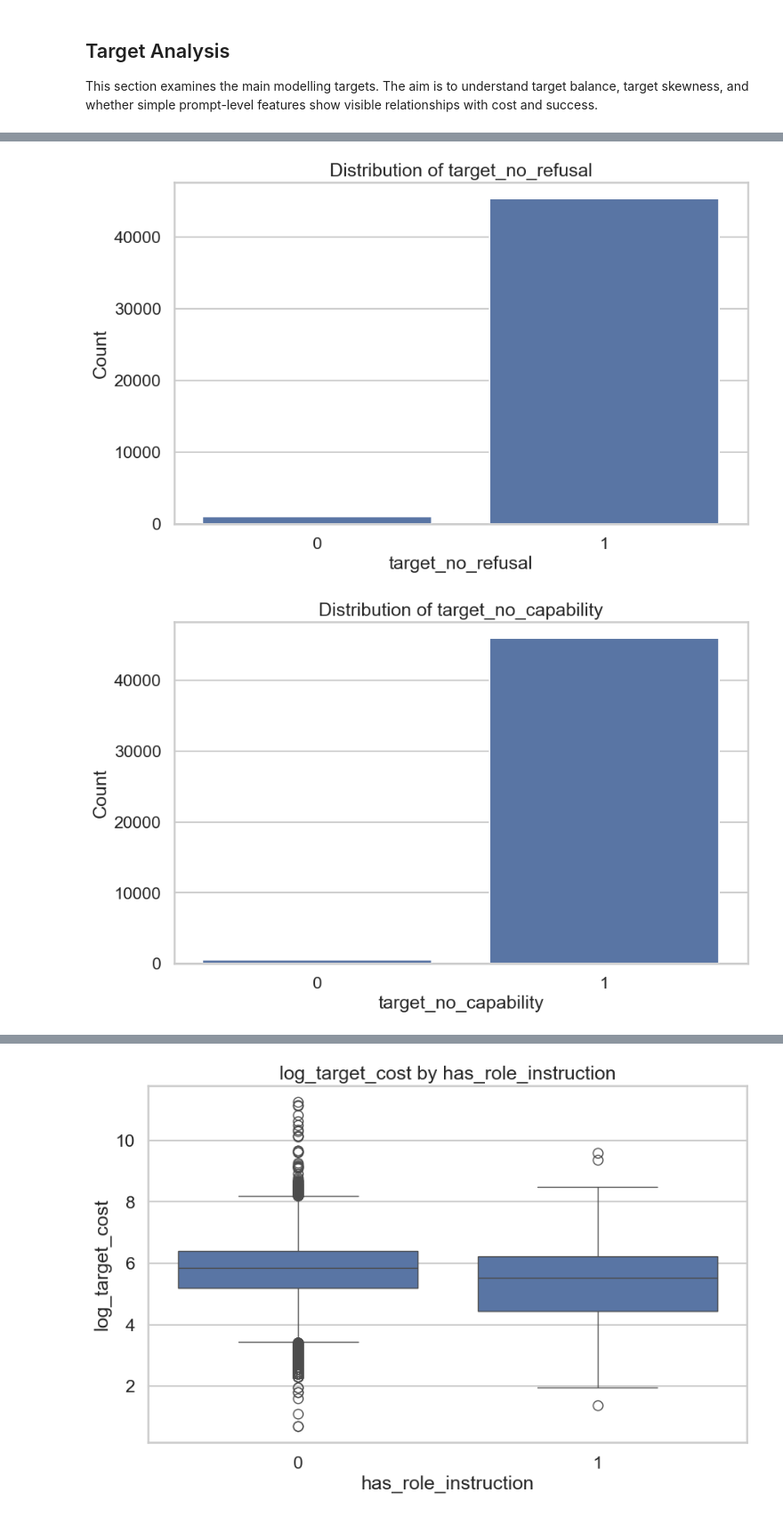
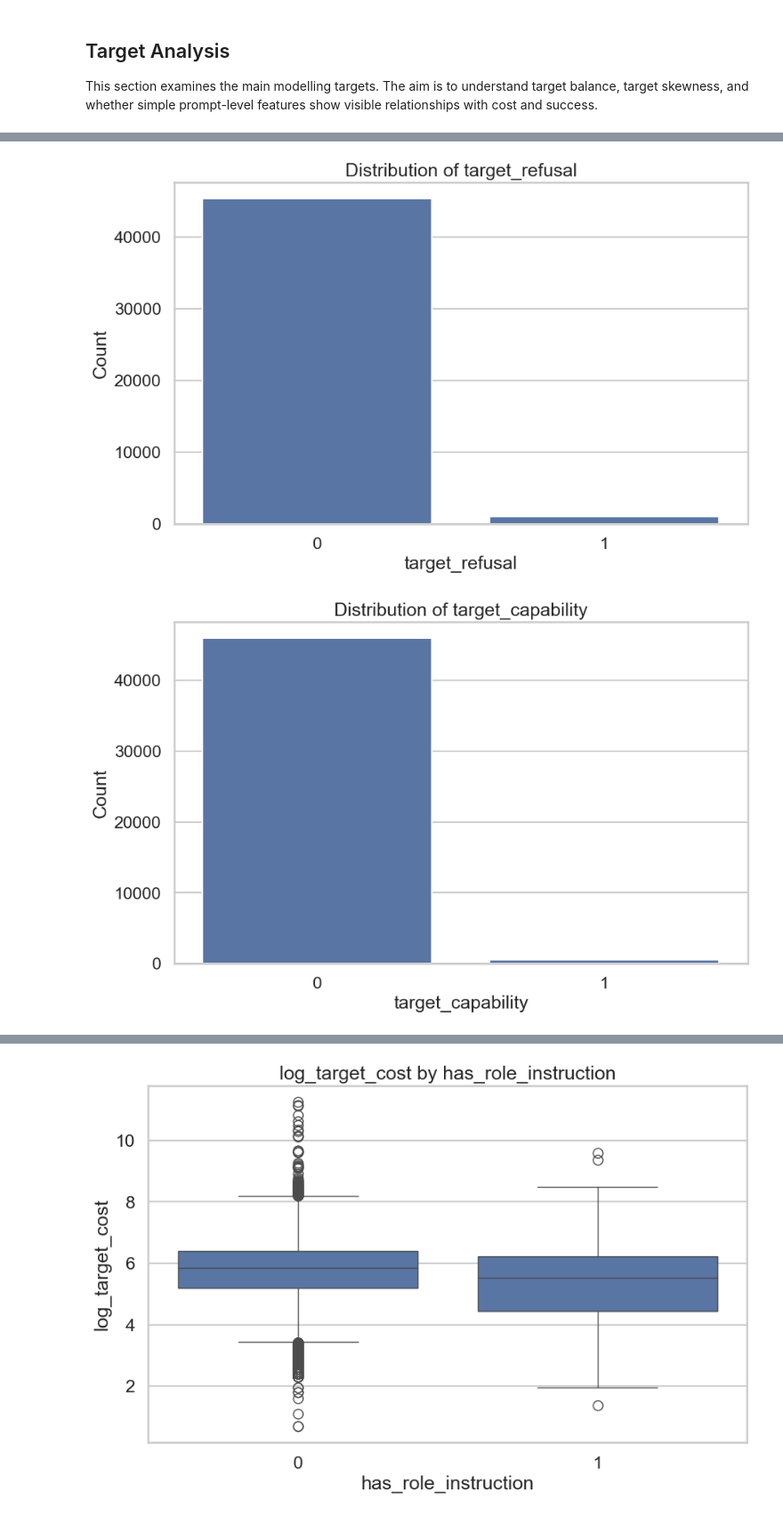
Before and after one commit to Thoericht/llm-sustainability-analysis, a Jupyter notebook: 02_notebooks/03_data_exploration.ipynb, the cells around one changed output, grey strips where cells are left out. Shown at 89% size. Cells and saved outputs as stored; diff of their text form; code cells hidden in the pictures.

```diff
--- a/02_notebooks/03_data_exploration.ipynb
+++ b/02_notebooks/03_data_exploration.ipynb
@@ -507,41 +502,41 @@ plt.title("Distribution of target_cost")
 plt.xlabel("target_cost")
 plt.ylabel("Count")
 plt.show()
 
 
 plt.figure()
 sns.histplot(df["log_target_cost"], bins=40, kde=True)
 plt.title("Distribution of target_cost_log")
 plt.xlabel("target_cost_log")
 plt.ylabel("Count")
 plt.show()
 
 
 plt.figure()
-sns.countplot(x=df["target_no_refusal"])
-plt.title("Distribution of target_no_refusal")
-plt.xlabel("target_no_refusal")
+sns.countplot(x=df["target_refusal"])
+plt.title("Distribution of target_refusal")
+plt.xlabel("target_refusal")
 plt.ylabel("Count")
 plt.show()
 
 plt.figure()
-sns.countplot(x=df["target_no_capability"])
-plt.title("Distribution of target_no_capability")
-plt.xlabel("target_no_capability")
+sns.countplot(x=df["target_capability"])
+plt.title("Distribution of target_capability")
+plt.xlabel("target_capability")
 plt.ylabel("Count")
 plt.show()
 
 plt.figure()
 sns.countplot(x=df["target_needs_clarification"])
 plt.title("Distribution of target_needs_clarification")
 plt.xlabel("target_needs_clarification")
 plt.ylabel("Count")
 plt.show()
 # %% [output]
 [figure]
 [figure]
-[figure, old version]
+[figure, new version]
-[figure, old version]
+[figure, new version]
 [figure]
 # %%
 # ----------------------------
```
Also changed, not shown: parts of 17 cells of this notebook, 5 other files.
